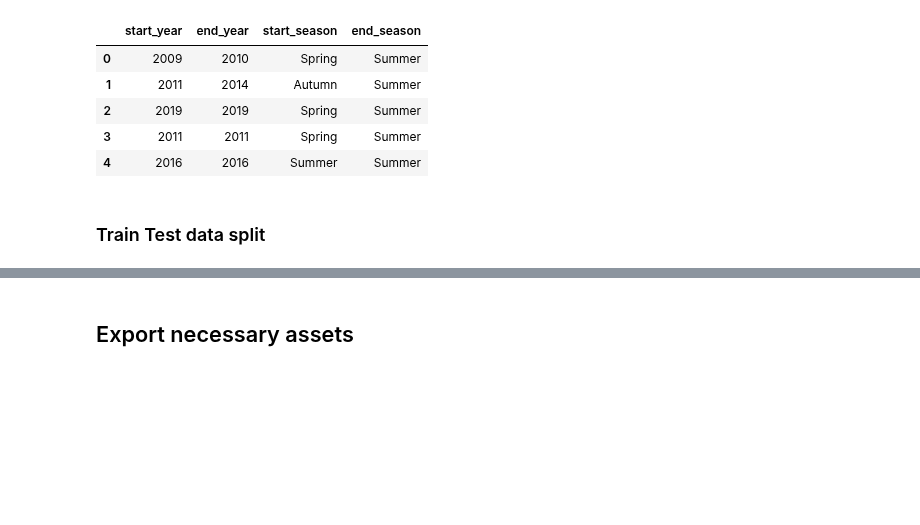
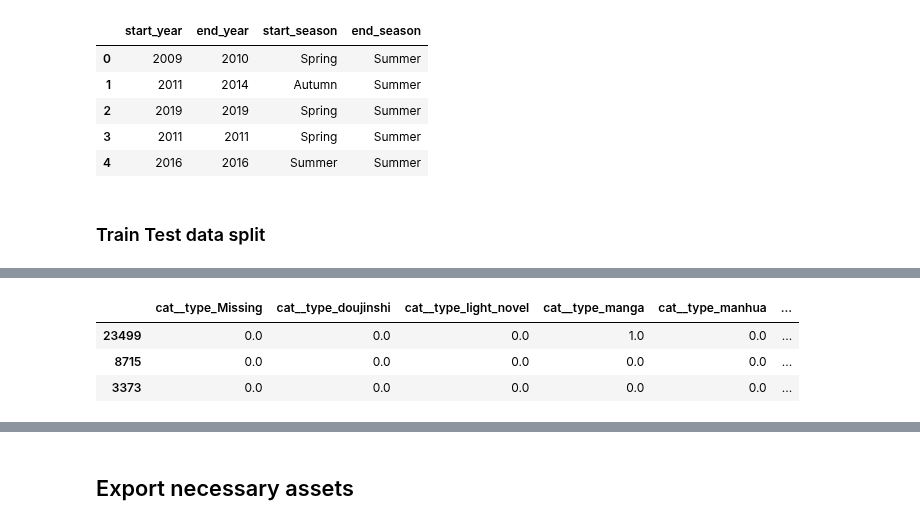
Before and after one commit to derickkan3356/anime-manga-theme-and-success-prediction, a Jupyter notebook: data_preprocessing.ipynb, the cells around one changed output, grey strips where cells are left out. Cells and saved outputs as stored; diff of their text form; code cells hidden in the pictures; blank space fills up the shorter version.

```diff
--- a/data_preprocessing.ipynb
+++ b/data_preprocessing.ipynb
@@ -47,8 +47,8 @@ def data_cleaning(input_anime, input_manga):
     df_manga = input_manga.copy()
 
     # remove unnecessary columns
-    df_anime = df_anime.drop(columns=['anime_id', 'total_duration', 'start_year', 'start_season', 'rating', 'main_picture', 'url', 'trailer_url', 'background', 'created_at', 'updated_at', 'episode_duration', 'broadcast_day', 'broadcast_time', 'licensors', 'title_synonyms', 'real_start_date', 'real_end_date'])
-    df_manga = df_manga.drop(columns=['manga_id', 'main_picture', 'url', 'background', 'created_at_before', 'updated_at', 'title_synonyms', 'volumes', 'real_start_date', 'real_end_date'])
+    df_anime = df_anime.drop(columns=['anime_id', 'total_duration', 'start_year', 'start_season', 'rating', 'main_picture', 'url', 'trailer_url', 'background', 'created_at', 'updated_at', 'episode_duration', 'broadcast_day', 'broadcast_time', 'licensors', 'title_synonyms', 'real_start_date', 'real_end_date', 'approved', 'themes'])
+    df_manga = df_manga.drop(columns=['manga_id', 'main_picture', 'url', 'background', 'created_at_before', 'updated_at', 'title_synonyms', 'volumes', 'real_start_date', 'real_end_date', 'approved', 'themes'])
 
     # remove rows that are null in 'synopsis' and 'title', which are crucial for our project
     df_anime.dropna(subset=['title', 'synopsis', 'title_english', 'title_japanese'], inplace=True)
@@ -330,11 +295,0 @@ TypeError: MultiLabelBinarizer.fit_transform() takes 2 positional arguments but
-# %%
-"""from sklearn.impute import SimpleImputer
-
-# Non-numerical columns
-Non_Numerical = ['type', 'source', 'start_season', 'end_season']
-
-# Create an imputer for non-numerical data filling with 'Missing'
-categorical_imputer = SimpleImputer(strategy='constant', fill_value='Missing')
-
-# Impute non-numerical columns
-train[Non_Numerical] = categorical_imputer.fit_transform(train[Non_Numerical])"""
@@ -372,15 +295,0 @@ def one_hot_encode_list_column(df, column_name):
-# %%
-"""from sklearn.impute import KNNImputer
-
-# Numerical columns
-Numerical = ['score', 'scored_by', 'episodes/chapters', 'members', 'favorites', 'start_year' , 'end_year']
-
-# Create an imputer for numerical data using KNNImputer
-knn_imputer = KNNImputer(n_neighbors=3)
-
-# Impute numerical columns
-train[Numerical] = knn_imputer.fit_transform(train[Numerical])
-
-# Check for result
-print("Number of missing data in Training Set:\n")
-print(train.isnull().sum())"""
@@ -420,0 +371,7 @@ train_normalized.head()
+# %%
+train_final_df.sample(3)
+# %% [output]
+|  | cat__type_Missing | cat__type_doujinshi | cat__type_light_novel | cat__type_manga | cat__type_manhua | ... |
+| 23499 | 0.0 | 0.0 | 0.0 | 1.0 | 0.0 | ... |
+| 8715 | 0.0 | 0.0 | 0.0 | 0.0 | 0.0 | ... |
+| 3373 | 0.0 | 0.0 | 0.0 | 0.0 | 0.0 | ... |
```
Also changed, not shown: parts of 20 cells of this notebook.
